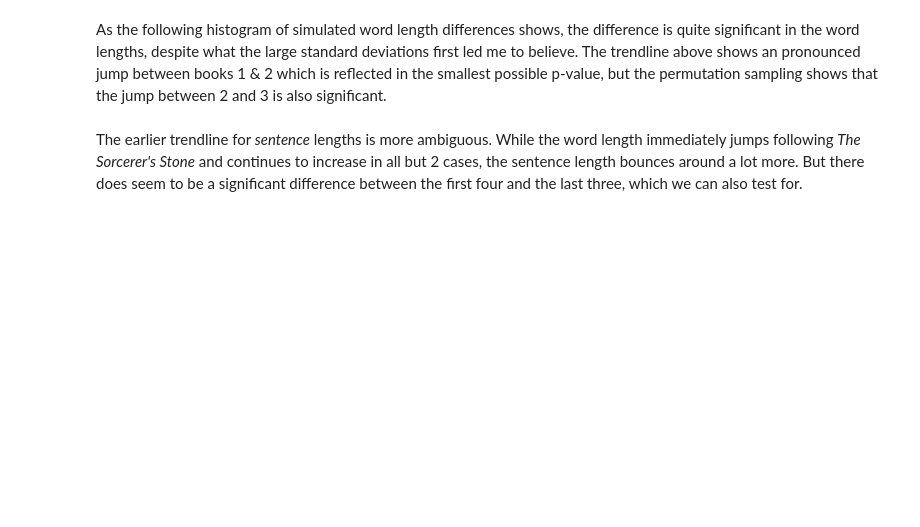
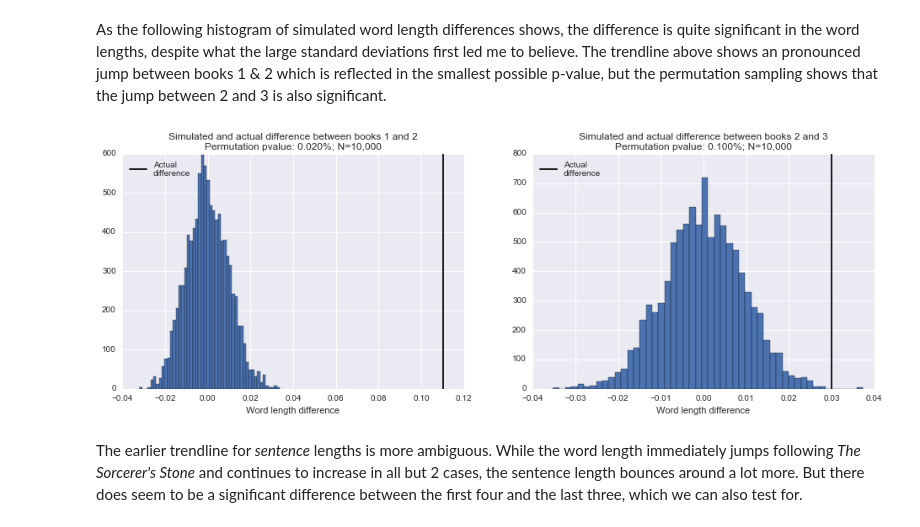
Before and after one commit to d10genes/boy_who_lived, a Jupyter notebook: hp.ipynb, the cells around one changed output. Saved outputs shown, nothing was run; the diff lists cells and outputs as text; code cells hidden in the pictures; blank space fills up the shorter version.

```diff
--- a/hp.ipynb
+++ b/hp.ipynb
@@ -39,2 +41,4 @@ from spacy.parts_of_speech import ADJ, NAMES as pos_names
 # %%
-%time bktksall = {i: nlp(bktxt, tag=True, parse=True, entity=True) for i, bktxt in bksall.txts.items()}
+%%time
+bktksall = {i: nlp(bktxt, tag=True, parse=True, entity=True)
+            for i, bktxt in bksall.txts.items()}
@@ -124,10 +161,12 @@ def sim_diff(xs, n1, aggfunc=np.mean, nsims=10, n_jobs=1):
     return Series(Parallel(n_jobs=n_jobs)(gen))
 
 
-def plot_perm_diffs(samps, actual=None, bka=2, bkb=1, subplt=1, xlabel=None):
+def plot_perm_diffs(samps, actual=None, bka=2, bkb=1,
+                    subplt=1, xlabel=None):
     t = ('Simulated and actual difference between books {bka} and {bkb}'
          '\nPermutation pvalue: {pv:.3%}; N={N:,.0f}'
-          .format(bka=bka, bkb=bkb, pv=ut.pvalue(actual, samps), N=len(samps)))
+          .format(bka=bka, bkb=bkb,
+                  pv=ut.pvalue(actual, samps),N=len(samps)))
     plt.subplot(1, 2, subplt, title=t)
     samps.hist(bins=50)
     plt.vlines(actual, *plt.ylim())
@@ -136,4 +175,6 @@ def plot_perm_diffs(samps, actual=None, bka=2, bkb=1, subplt=1, xlabel=None):
         plt.xlabel(xlabel)
 # %%
 wd_lensb23 = wd_lensb.query('Book == [2, 3]')
-%time perm_wd_23 = sim_diff(wd_lensb23.Val, wd_lensb23.Book.value_counts(normalize=0)[2], nsims=10000, n_jobs=-1)
+perm_wd_23 = sim_diff(wd_lensb23.Val, wd_lensb23.Book
+                      .value_counts(normalize=0)[2],
+                      nsims=10000, n_jobs=-1)
@@ -140,3 +184,5 @@ wd_lensb23 = wd_lensb.query('Book == [2, 3]')
 # %%
 wd_lensb12 = wd_lensb.query('Book == [1, 2]')
-%time perm_wd_12 = sim_diff(wd_lensb12.Val, wd_lensb12.Book.value_counts(normalize=0)[1], nsims=10000, n_jobs=-1)
+perm_wd_12 = sim_diff(wd_lensb12.Val, (wd_lensb12.Book
+                                       .value_counts(normalize=0)[1]),
+                      nsims=10000, n_jobs=-1)
@@ -145,10 +194,14 @@ As the following histogram of simulated word length differences shows, the diffe
 # %%
 plt.figure(figsize=(16, 5))
 dw12 = wsls.Word_length.Mean[2] - wsls.Word_length.Mean[1]
-plot_perm_diffs(perm_wd_12, actual=dw12, bka=1, bkb=2, subplt=1, xlabel='Word length difference')
+plot_perm_diffs(perm_wd_12, actual=dw12, bka=1, bkb=2,
+                subplt=1, xlabel='Word length difference')
 
 dw23 = wsls.Word_length.Mean[3] - wsls.Word_length.Mean[2]
-plot_perm_diffs(perm_wd_23, actual=dw23, bka=2, bkb=3, subplt=2, xlabel='Word length difference')
+plot_perm_diffs(perm_wd_23, actual=dw23, bka=2, bkb=3,
+                subplt=2, xlabel='Word length difference')
+# %% [output]
+[figure, added]
 # %% [markdown]
 The earlier trendline for *sentence* lengths is more ambiguous. While the word length immediately jumps following *The Sorcerer's Stone* and continues to increase in all but 2 cases, the sentence length bounces around a lot more. But there does seem to be a significant difference between the first four and the last three, which we can also test for.
 # %%
```
Also changed, not shown: parts of 72 cells of this notebook, 1 other file.
